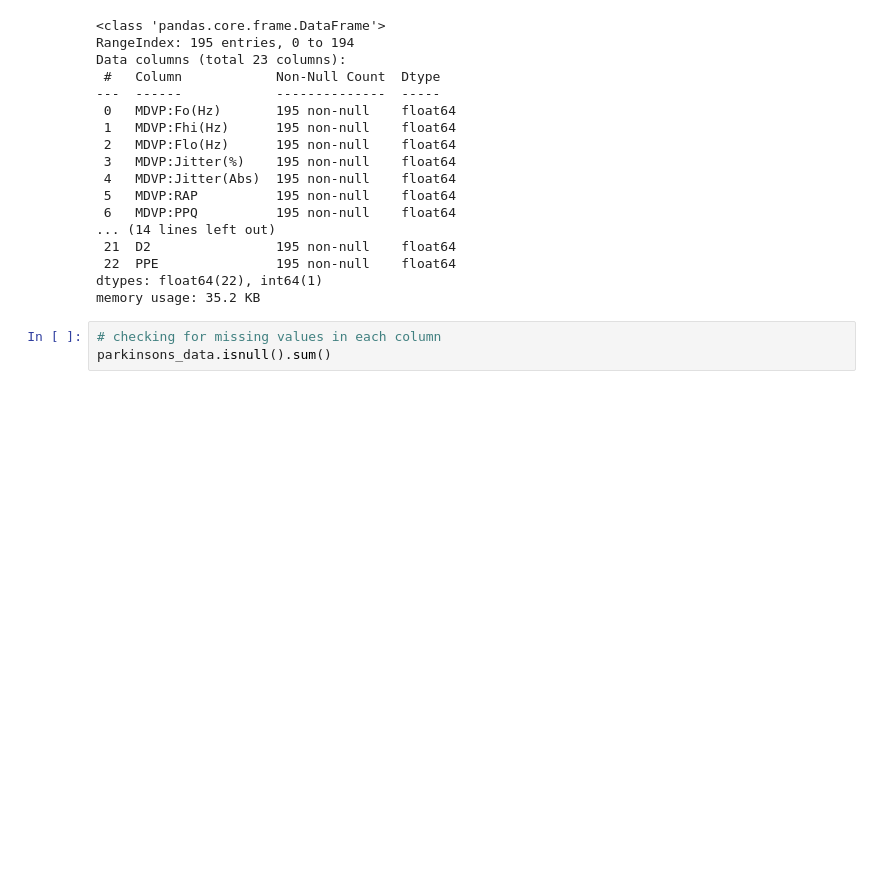
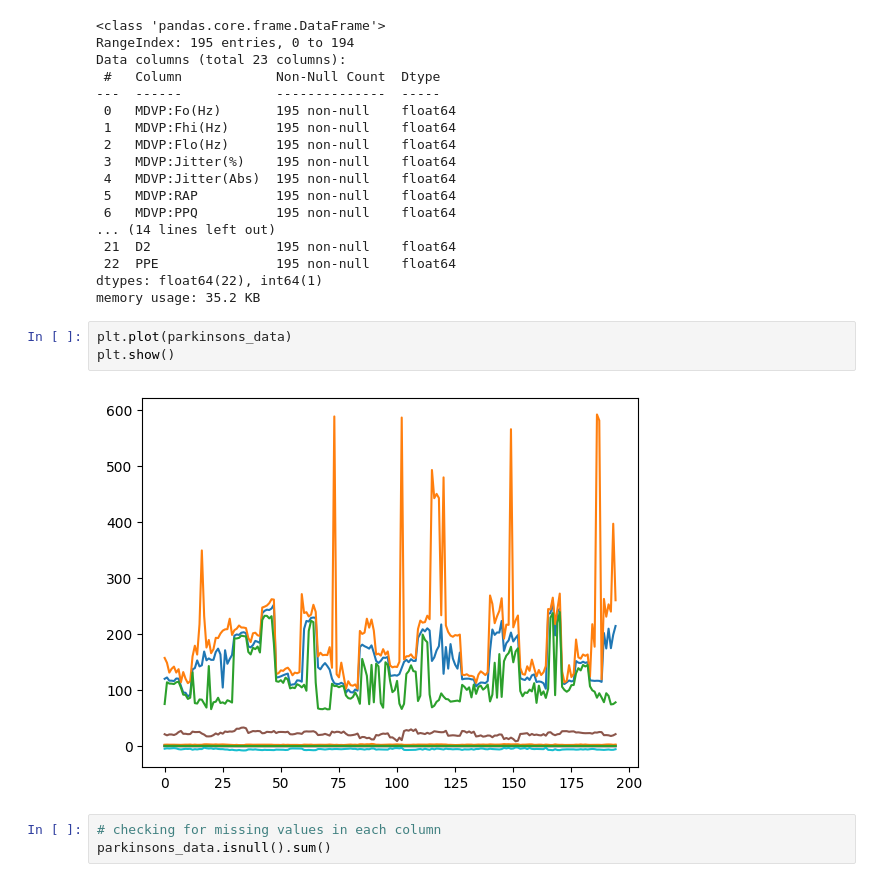
Before and after one commit to Harman1107/Major_Project_Parkinson, a Jupyter notebook: Major Project using Dataset_1.ipynb, the cells around one changed output. Saved outputs shown, nothing was run; the diff lists cells and outputs as text; blank space fills up the shorter version.

```diff
--- a/Major Project using Dataset_1.ipynb
+++ b/Major Project using Dataset_1.ipynb
@@ -59,6 +59,11 @@ Data columns (total 23 columns):
  22  PPE               195 non-null    float64
 dtypes: float64(22), int64(1)
 memory usage: 35.2 KB
+# %%
+plt.plot(parkinsons_data)
+plt.show()
+# %% [output]
+[figure, added]
 # %%
 # checking for missing values in each column
 parkinsons_data.isnull().sum()
```
Also changed, not shown: parts of 6 cells of this notebook, 4 other files.
